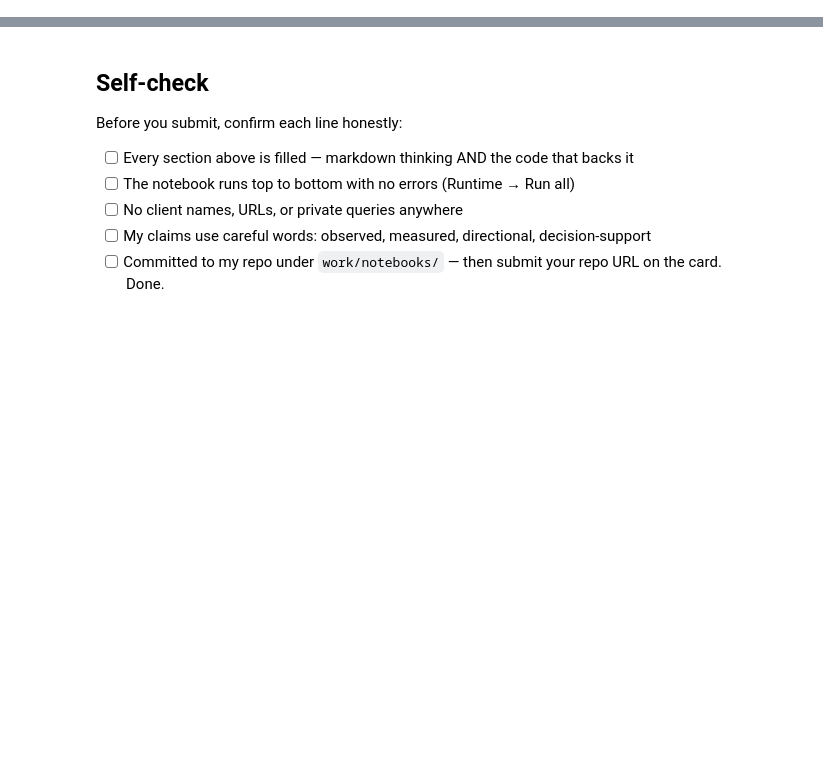
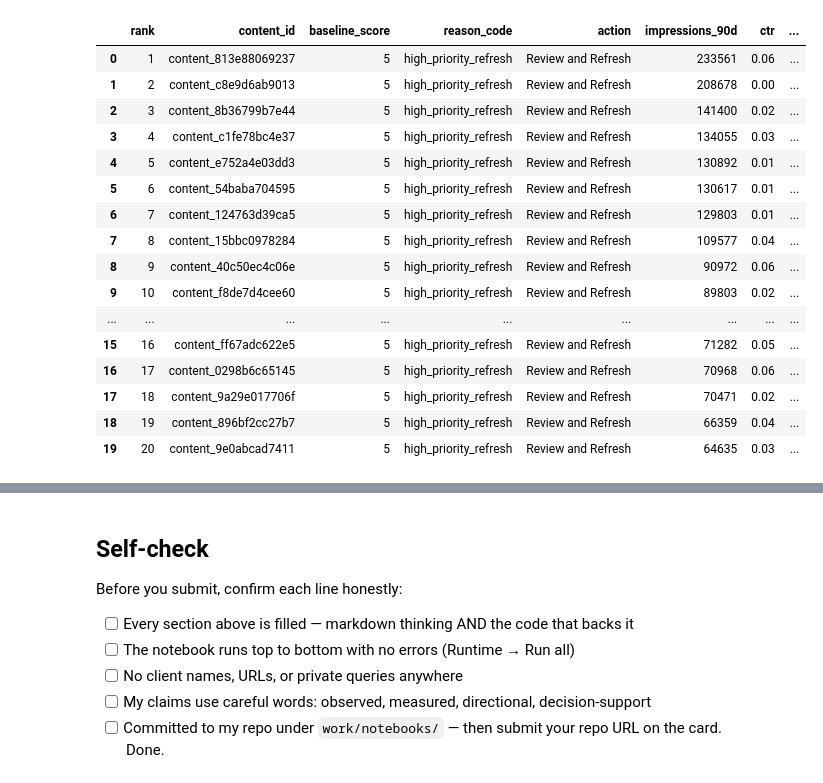
Before and after one commit to FlyRank-Internship/week1-flyrank-ml-internship-starter, a Jupyter notebook: work/notebooks/w07_action_playbook.ipynb, the cells around one changed output, grey strips where cells are left out. Saved outputs shown, nothing was run; the diff lists cells and outputs as text; code cells hidden in the pictures; blank space fills up the shorter version.

```diff
--- a/work/notebooks/w07_action_playbook.ipynb
+++ b/work/notebooks/w07_action_playbook.ipynb
@@ -43,0 +21,12 @@ This skeleton is yours to fill. Work the sections **in order** — each one has
+# %%
+# Load the same dataset used in the previous ML assignments
+
+import pandas as pd
+
+url = "https://raw.githubusercontent.com/FlyRank-Internship/week1-flyrank-ml-internship-starter/main/data/raw/content_refresh_anonymized.csv"
+
+df = pd.read_csv(url)
+
+print("Rows:", len(df))
+print("Columns:", len(df.columns))
+print(df.head())
@@ -43,0 +216,60 @@ This skeleton is yours to fill. Work the sections **in order** — each one has
+# %%
+# Section 1 validation — inspect the action queue
+
+print("Action distribution:")
+display(
+    ranked_queue["action"]
+    .value_counts()
+    .rename_axis("action")
+    .reset_index(name="rows")
+)
+
+print("\nReason-code distribution:")
+display(
+    ranked_queue["reason_code"]
+    .value_counts()
+    .rename_axis("reason_code")
+    .reset_index(name="rows")
+)
+
+print("\nScore distribution:")
+display(
+    ranked_queue["baseline_score"]
+    .value_counts()
+    .sort_index(ascending=False)
+    .rename_axis("score")
+    .reset_index(name="rows")
+)
+
+print("\nTop-20 action summary:")
+display(
+    ranked_queue.head(20)[
+        [
+            "rank",
+            "baseline_score",
+            "reason_code",
+            "action"
+        ]
+    ]
+)
+
+# Add a simple confidence note for human review
+
+def confidence_note(row):
+    if row["baseline_score"] >= 4:
+        return "Higher priority based on multiple observed signals; human review required."
+    elif row["baseline_score"] >= 2:
+        return "Directional priority based on some observed signals; verify context before acting."
+    else:
+        return "Low-priority signal; insufficient evidence for active intervention."
+
+ranked_queue["confidence_note"] = queue.apply(
+    confidence_note,
+    axis=1
+)
+
+print("Section 1 queue with confidence notes:")
+display(
+    ranked_queue.head(20)
+)
+# %% [output]
@@ -43,0 +324,17 @@ This skeleton is yours to fill. Work the sections **in order** — each one has
+|  | rank | content_id | baseline_score | reason_code | action | impressions_90d | ctr | ... |
+| 0 | 1 | content_813e88069237 | 5 | high_priority_refresh | Review and Refresh | 233561 | 0.06 | ... |
+| 1 | 2 | content_c8e9d6ab9013 | 5 | high_priority_refresh | Review and Refresh | 208678 | 0.00 | ... |
+| 2 | 3 | content_8b36799b7e44 | 5 | high_priority_refresh | Review and Refresh | 141400 | 0.02 | ... |
+| 3 | 4 | content_c1fe78bc4e37 | 5 | high_priority_refresh | Review and Refresh | 134055 | 0.03 | ... |
+| 4 | 5 | content_e752a4e03dd3 | 5 | high_priority_refresh | Review and Refresh | 130892 | 0.01 | ... |
+| 5 | 6 | content_54baba704595 | 5 | high_priority_refresh | Review and Refresh | 130617 | 0.01 | ... |
+| 6 | 7 | content_124763d39ca5 | 5 | high_priority_refresh | Review and Refresh | 129803 | 0.01 | ... |
+| 7 | 8 | content_15bbc0978284 | 5 | high_priority_refresh | Review and Refresh | 109577 | 0.04 | ... |
+| 8 | 9 | content_40c50ec4c06e | 5 | high_priority_refresh | Review and Refresh | 90972 | 0.06 | ... |
+| 9 | 10 | content_f8de7d4cee60 | 5 | high_priority_refresh | Review and Refresh | 89803 | 0.02 | ... |
+| ... | ... | ... | ... | ... | ... | ... | ... | ... |
+| 15 | 16 | content_ff67adc622e5 | 5 | high_priority_refresh | Review and Refresh | 71282 | 0.05 | ... |
+| 16 | 17 | content_0298b6c65145 | 5 | high_priority_refresh | Review and Refresh | 70968 | 0.06 | ... |
+| 17 | 18 | content_9a29e017706f | 5 | high_priority_refresh | Review and Refresh | 70471 | 0.02 | ... |
+| 18 | 19 | content_896bf2cc27b7 | 5 | high_priority_refresh | Review and Refresh | 66359 | 0.04 | ... |
+| 19 | 20 | content_9e0abcad7411 | 5 | high_priority_refresh | Review and Refresh | 64635 | 0.03 | ... |
```
Also changed, not shown: parts of 23 cells of this notebook.
